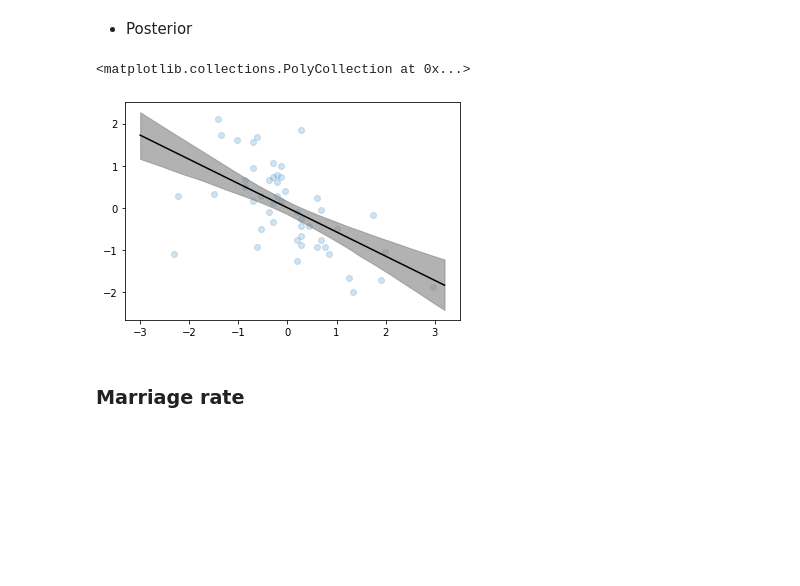
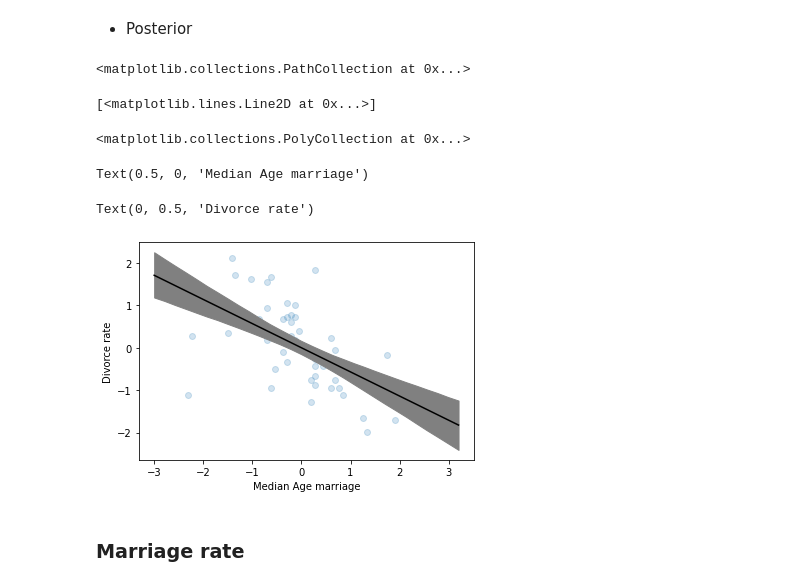
Before and after one commit to nilichen/dataING, a Jupyter notebook: _notebooks/2020-03-05-chapter5.ipynb, the cells around one changed output. Saved outputs shown, nothing was run; the diff lists cells and outputs as text; code cells hidden in the pictures; blank space fills up the shorter version.

```diff
--- a/_notebooks/2020-03-05-chapter5.ipynb
+++ b/_notebooks/2020-03-05-chapter5.ipynb
@@ -70,13 +70,17 @@ mu_PI = np.quantile(mu, [0.055, 0.945], axis=1)
 # %%
 plt.scatter(d.A, d.D, alpha=0.2)
 plt.plot(x_seq, mu_mean, c='k')
 plt.fill_between(
     x_seq, mu_PI[0], mu_PI[1], color='grey')
 plt.xlabel('Median Age marriage')
-plt.ylable('Divorce rate')
+plt.ylabel('Divorce rate')
 # %% [output]
-<matplotlib.collections.PolyCollection at 0x...>
+<matplotlib.collections.PathCollection at 0x...>
+[<matplotlib.lines.Line2D at 0x...>]
+<matplotlib.collections.PolyCollection at 0x...>
+Text(0.5, 0, 'Median Age marriage')
+Text(0, 0.5, 'Divorce rate')
-[figure, old version]
+[figure, new version]
 # %% [markdown]
 ### Marriage rate
 # %%
```
Also changed, not shown: parts of 39 cells of this notebook.
